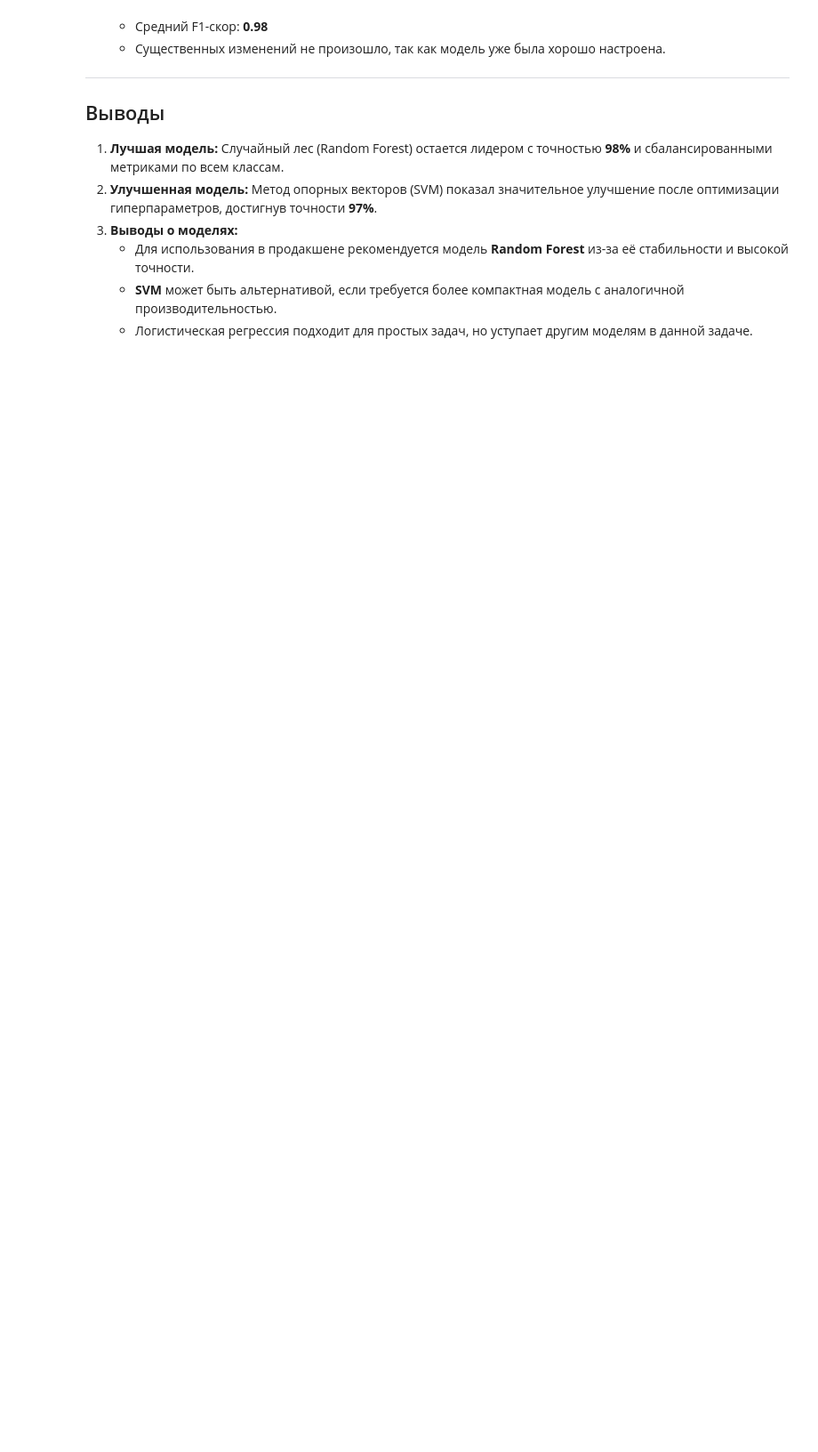
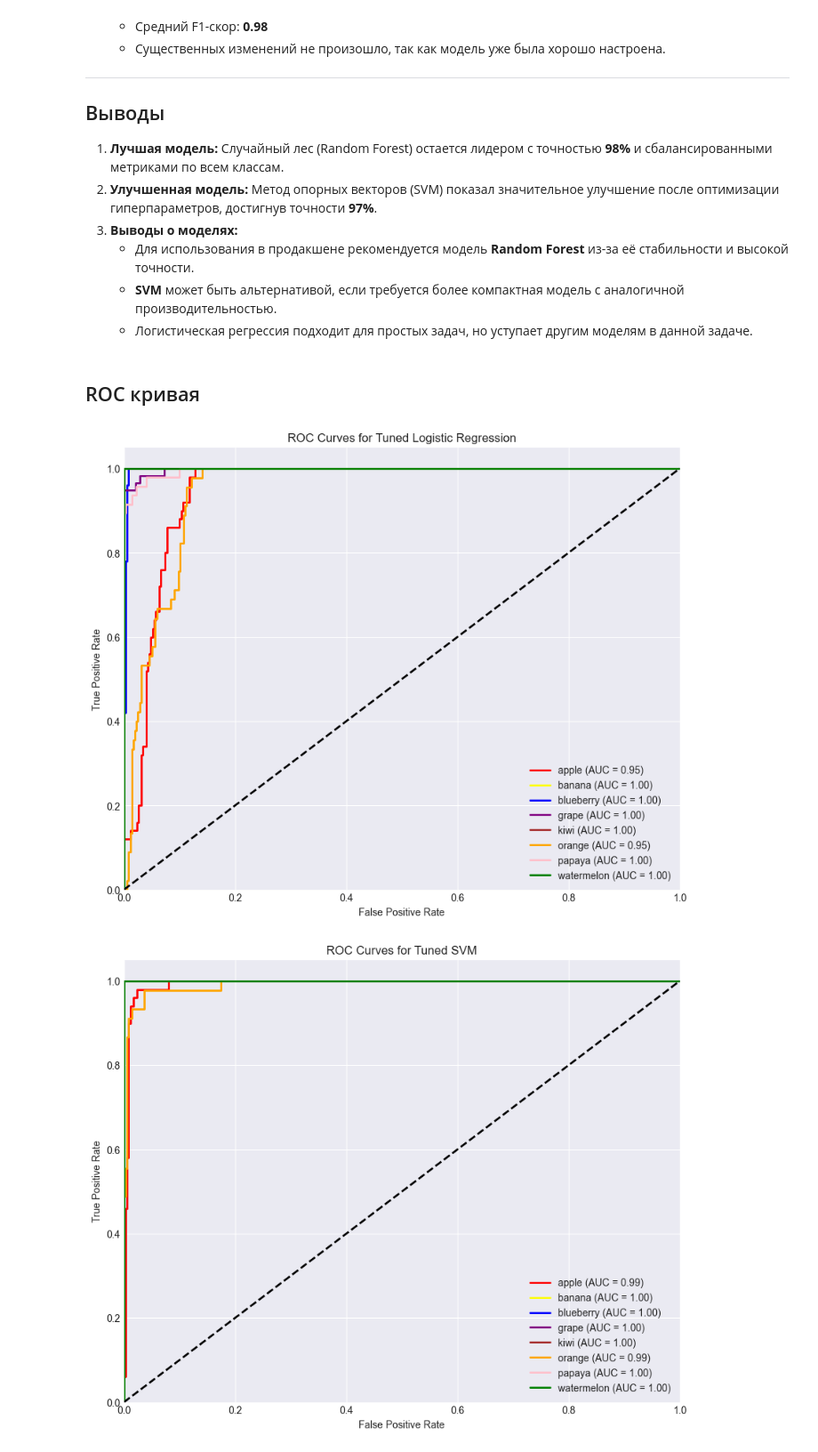
Before and after one commit to AlzgamerCS/fruit-classification, a Jupyter notebook: fruit-classification.ipynb, the cells around one changed output. Shown at 89% size. Cells and saved outputs as stored; diff of their text form; code cells hidden in the pictures; blank space fills up the shorter version.

Commit message:
Data visualization is added (ROC-AUC, Confusion matrix, PCA dimensionality reduction).

```diff
--- a/fruit-classification.ipynb
+++ b/fruit-classification.ipynb
@@ -242,7 +247,6 @@ weighted avg       0.98      0.98      0.98       400
 ## Оптимизация гипер-параметров
 Используется GridSearchCV для нахождения значений параметров которые наиболее оптимальны для классификации.
 # %%
-# --- Define parameter grids ---
 # Logistic Regression
 lr_param_grid = {
     "C": [0.01, 0.1, 1.0, 10, 100],
@@ -281,10 +285,16 @@ print("Tuned Logistic Regression Test Results:")
 print(classification_report(y_test, lr_best_pred, target_names=le_fruit.classes_))
 
 # SVM
+# Updated SVM GridSearchCV to enable probabilities
 svm_grid = GridSearchCV(
-    SVC(random_state=42), svm_param_grid, cv=5, scoring="accuracy", n_jobs=-1
+    SVC(probability=True, random_state=42),
+    svm_param_grid,
+    cv=5,
+    scoring="accuracy",
+    n_jobs=-1,
 )
 svm_grid.fit(X_train_scaled, y_train)
+
 print("\nBest SVM Parameters:", svm_grid.best_params_)
 print("Best Cross-Validation Accuracy:", svm_grid.best_score_)
 svm_best_pred = svm_grid.predict(X_test_scaled)
@@ -387,3 +397,68 @@ weighted avg       0.98      0.98      0.98       400
    - Для использования в продакшене рекомендуется модель **Random Forest** из-за её стабильности и высокой точности.
    - **SVM** может быть альтернативой, если требуется более компактная модель с аналогичной производительностью.
    - Логистическая регрессия подходит для простых задач, но уступает другим моделям в данной задаче.
+# %% [markdown]
+## ROC кривая
+# %%
+plt.style.use("seaborn-v0_8-darkgrid")
+
+fruit_colors = {
+    "apple": "red",
+    "orange": "orange",
+    "banana": "yellow",
+    "grape": "purple",
+    "kiwi": "brown",
+    "papaya": "pink",
+    "blueberry": "blue",
+    "watermelon": "green",
+}
+
+# Binarize
+y_test_bin = label_binarize(y_test, classes=range(len(le_fruit.classes_)))
+n_classes = len(le_fruit.classes_)
+
+
+def plot_roc_curves(model, X_test_scaled, y_test_bin, model_name):
+    fpr = dict()
+    tpr = dict()
+    roc_auc = dict()
+
+    # Probabilities for each class
+    y_score = model.predict_proba(X_test_scaled)
+
+    # ROC and AUC for each class
+    for i in range(n_classes):
+        fpr[i], tpr[i], _ = roc_curve(y_test_bin[:, i], y_score[:, i])
+        roc_auc[i] = auc(fpr[i], tpr[i])
+
+    plt.figure(figsize=(10, 8))
+    colors = [fruit_colors[fruit] for fruit in le_fruit.classes_]
+    for i, color in zip(range(n_classes), colors):
+        plt.plot(
+            fpr[i],
+            tpr[i],
+            color=color,
+            lw=2,
+            label=f"{le_fruit.classes_[i]} (AUC = {roc_auc[i]:.2f})",
+        )
+
+    plt.plot([0, 1], [0, 1], "k--", lw=2)
+    plt.xlim([0.0, 1.0])
+    plt.ylim([0.0, 1.05])
+    plt.xlabel("False Positive Rate")
+    plt.ylabel("True Positive Rate")
+    plt.title(f"ROC Curves for {model_name}")
+    plt.legend(loc="lower right")
+    plt.show()
+
+
+plot_roc_curves(
+    lr_grid.best_estimator_, X_test_scaled, y_test_bin, "Tuned Logistic Regression"
+)
+plot_roc_curves(svm_grid.best_estimator_, X_test_scaled, y_test_bin, "Tuned SVM")
+plot_roc_curves(
+    rf_grid.best_estimator_, X_test_scaled, y_test_bin, "Tuned Random Forest"
+)
+# %% [output]
+[figure, added]
+[figure, added]
```
Also changed, not shown: parts of 8 cells of this notebook.
